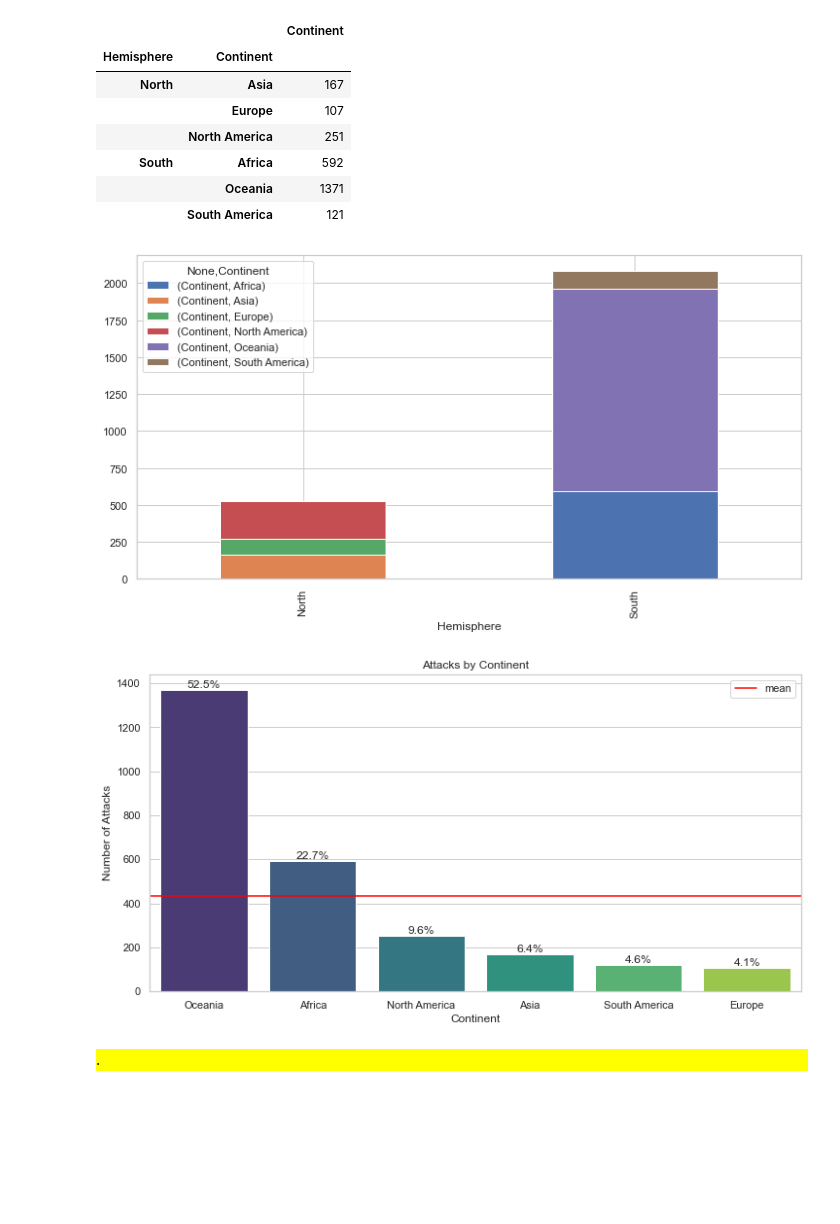
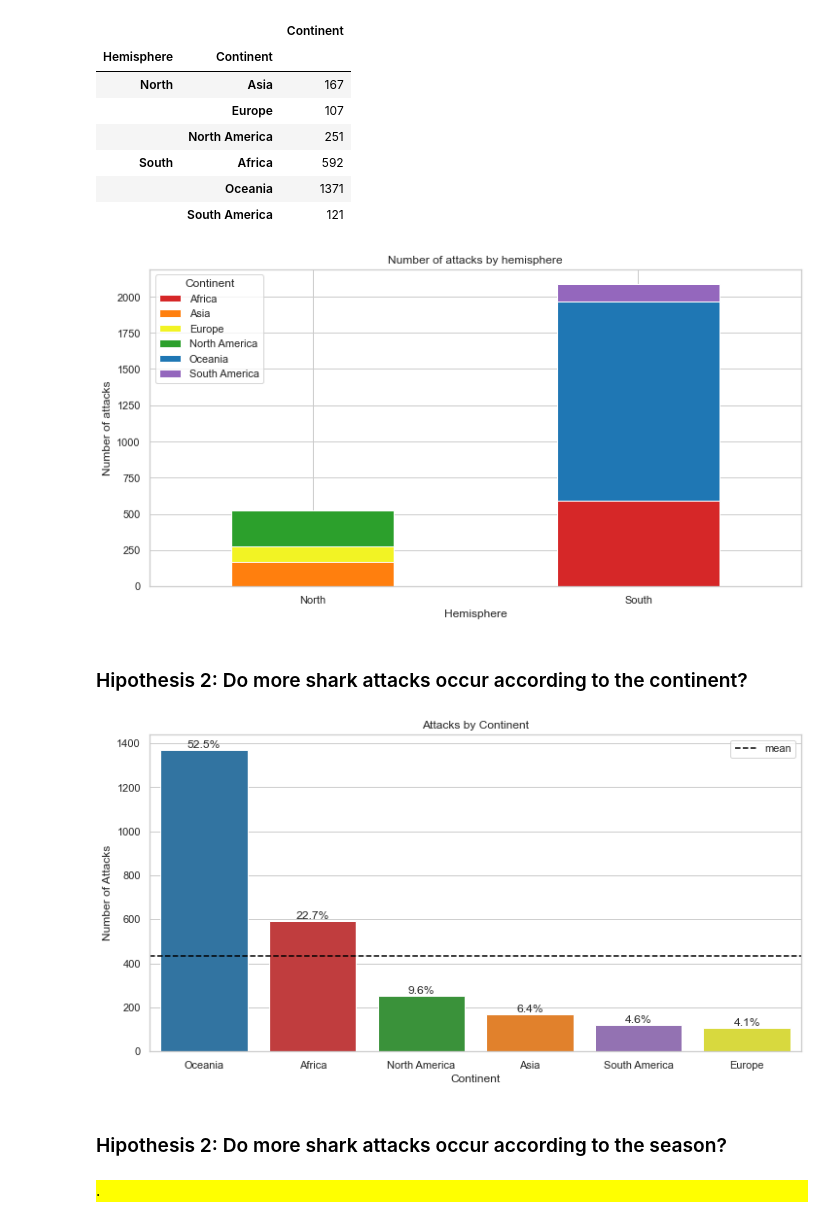
Before and after one commit to bripollc/01_EDA_Sharks, a Jupyter notebook: Visualization.ipynb, the cells around one changed output. Saved outputs shown, nothing was run; the diff lists cells and outputs as text; code cells hidden in the pictures; blank space fills up the shorter version.

```diff
--- a/Visualization.ipynb
+++ b/Visualization.ipynb
@@ -107,30 +85,47 @@ df_1
 |  | Oceania | 1371 |
 |  | South America | 121 |
 # %%
-df_1.unstack().plot(kind='bar', stacked=True);
+colors = {'Africa': '#d62728', 'Asia': '#ff7f0e', 'Europe': '#f2f324', 'North America': '#2ca02c', 'South America': '#9467bd', 'Oceania': '#1f77b4'}
+
+# Group the data by hemisphere and continent, and count the number of occurrences
+df_1 = continent_season.groupby(['Hemisphere', 'Continent']).size().unstack()
+
+# Plot the data with stacked bar chart and color by continent
+hip_1 = df_1.plot(kind='bar', stacked=True, title="Number of attacks by hemisphere", color=colors)
+
+# Set the x and y axis labels and rotation
+plt.xticks(rotation=0.5)
+plt.yticks(rotation=0.5)
+plt.ylabel("Number of attacks");
+
+plt.show()
+
+hip_1.figure.savefig('src/attacks_by_hemisphere.png', dpi=600)
 # %% [output]
-[figure, old version]
+[figure, new version]
+# %% [markdown]
+### Hipothesis 2: Do more shark attacks occur according to the continent?
 # %%
 # COUNTPLOT
-hip_1 = sns.countplot(x=continent_season["Continent"],
-                      palette = "viridis",
+hip_2 = sns.countplot(x=continent_season["Continent"],
+                      palette = ["#1f77b4", "#d62728", "#2ca02c", "#ff7f0e", "#9467bd", "#f2f324"],
                       order = continent_season["Continent"].value_counts().index);
 
 #TITLES
-hip_1.set_xlabel("Continent")
-hip_1.set_ylabel("Number of Attacks")
-hip_1.set_title("Attacks by Continent")
+hip_2.set_xlabel("Continent")
+hip_2.set_ylabel("Number of Attacks")
+hip_2.set_title("Attacks by Continent")
 
 #MEDIAN
     # Calculate the median of the values of continents
 median_continents = continent_season["Continent"].value_counts().mean()
     # Add an horizontal bar for the median
-hip_1.axhline(y=median_continents, color="red",label="mean")
+hip_2.axhline(y=median_continents, color="black",label="mean", linestyle="dashed")
 
 #PERCENTAGE
     # Display the % that represents each Continent
 total = float(len(continent_season))
-for bar in hip_1.patches:
+for bar in hip_2.patches:
     # Obtain the height of the bar
     height = bar.get_height()
     # Calculate the percentage corresponding to the bar height
@@ -139,12 +134,17 @@ for bar in hip_1.patches:
     x = bar.get_x() + bar.get_width() / 2
     y = height + 10
 
-    hip_1.annotate(percent, (x, y), ha='center')
+    hip_2.annotate(percent, (x, y), ha='center')
+
 plt.legend()
 
 plt.show()
+
+hip_2.figure.savefig('src/attacks_by_continent.png', dpi=600)
 # %% [output]
-[figure, old version]
+[figure, new version]
+# %% [markdown]
+### Hipothesis 2: Do more shark attacks occur according to the season?
 # %% [markdown]
 <div style="background-color: yellow;">
 .
```
Also changed, not shown: parts of 7 cells of this notebook.
